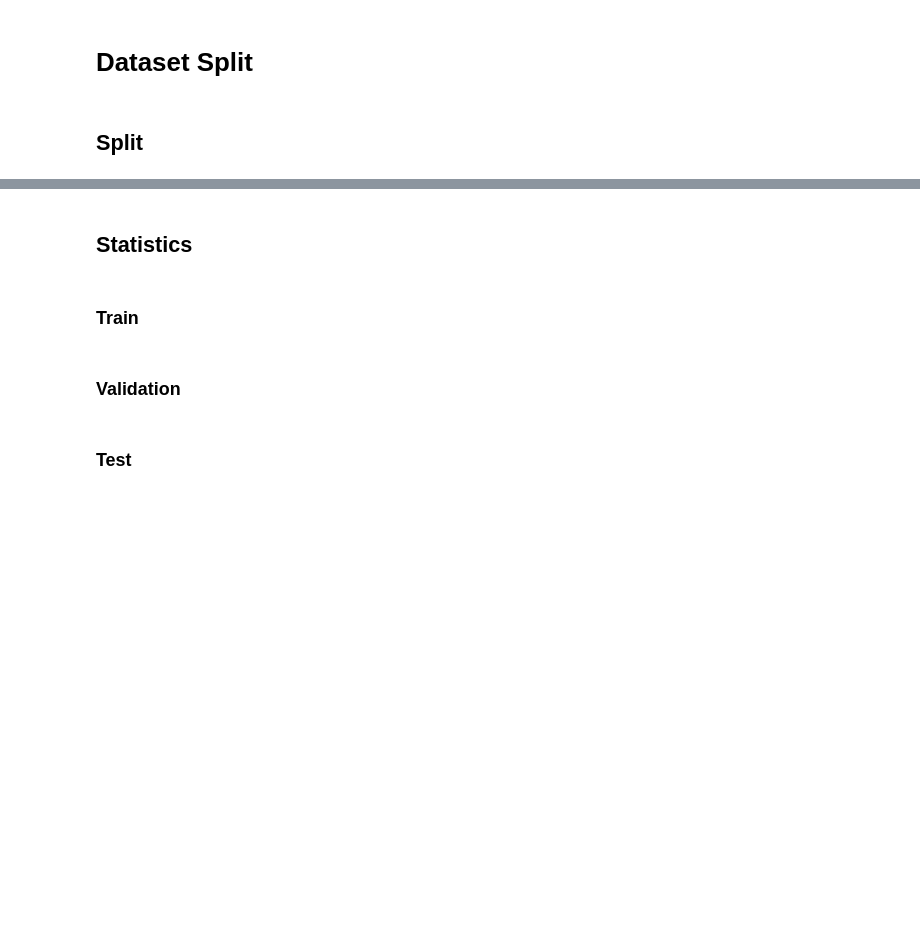
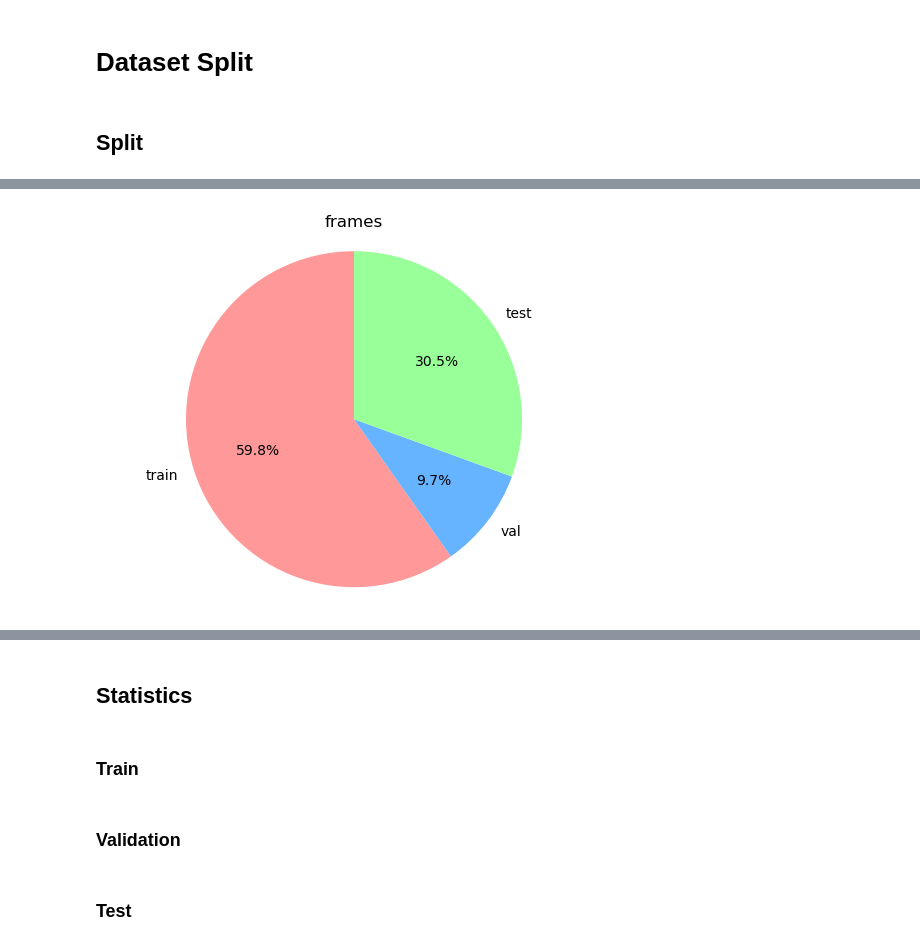
Before and after one commit to fkcptlst/rgbt_dataset, a Jupyter notebook: dataset_analysis.ipynb, the cells around one changed output, grey strips where cells are left out. Cells and saved outputs as stored; diff of their text form; code cells hidden in the pictures; blank space fills up the shorter version.

```diff
--- a/dataset_analysis.ipynb
+++ b/dataset_analysis.ipynb
@@ -335,0 +383,93 @@ print(current_node)
+# %%
+max_solution_cnt = 100
+result_queue = PriorityQueue()
+
+iter_cnt = 0
+# A search
+while not priority_queue.empty():
+    iter_cnt += 1
+    if iter_cnt % 1000 == 0:
+        print(f'iter_cnt: {iter_cnt}, result_queue: {result_queue.qsize()}')
+
+    current_node = priority_queue.get()[1]
+    current_split_list = current_node[0]  # ['train'|'val'|'test', ...]
+    current_node_train_frames, current_node_val_frames, current_node_test_frames = current_node[
+        1]
+    current_node_train_category_count, current_node_val_category_count, current_node_test_category_count = current_node[
+        2]
+    current_node_train_altitude_count, current_node_val_altitude_count, current_node_test_altitude_count = current_node[
+        3]
+
+    # if current node is the last one, break
+    if len(current_node[0]) == len(sorted_sequences_idx_list):
+        result_queue.put((heuristic(current_node, tolerance, (train_frames_tg, train_category_count_tg, train_altitude_count_tg),
+                                    (val_frames_tg, val_category_count_tg, val_altitude_count_tg),
+                                    (test_frames_tg, test_category_count_tg, test_altitude_count_tg)), current_node))
+        continue
+
+    # if current node is not the last one, add next node to priority queue
+    next_node_idx = len(current_node[0])
+
+    next_node1 = (current_split_list + ['val'],
+                 (current_node_train_frames, current_node_val_frames + frames_len_list[next_node_idx],
+                  current_node_test_frames),
+                 (current_node_train_category_count,
+                  merge_dicts(current_node_val_category_count,
+                              sequence_info_dict_list[sorted_sequences_idx_list[next_node_idx]]['categories']),
+                  current_node_test_category_count),
+                 (current_node_train_altitude_count,
+                  merge_dicts(current_node_val_altitude_count,
+                              sequence_info_dict_list[sorted_sequences_idx_list[next_node_idx]]['altitude']),
+                  current_node_test_altitude_count))
+    h1 = heuristic(next_node1, tolerance, (train_frames_tg, train_category_count_tg, train_altitude_count_tg),
+                   (val_frames_tg, val_category_count_tg, val_altitude_count_tg),
+                   (test_frames_tg, test_category_count_tg, test_altitude_count_tg))
+    priority_queue.put((h1, next_node1))
+
+    next_node2 = (current_split_list + ['test'],
+                 (current_node_train_frames, current_node_val_frames,
+                  current_node_test_frames + frames_len_list[next_node_idx]),
+                 (current_node_train_category_count, current_node_val_category_count,
+                  merge_dicts(current_node_test_category_count, sequence_info_dict_list[sorted_sequences_idx_list[next_node_idx]]['categories'])),
+                 (current_node_train_altitude_count, current_node_val_altitude_count,
+                  merge_dicts(current_node_test_altitude_count, sequence_info_dict_list[sorted_sequences_idx_list[next_node_idx]]['altitude'])))
+    h2 = heuristic(next_node2, tolerance, (train_frames_tg, train_category_count_tg, train_altitude_count_tg),
+                     (val_frames_tg, val_category_count_tg, val_altitude_count_tg),
+                        (test_frames_tg, test_category_count_tg, test_altitude_count_tg))
+    priority_queue.put((h2, next_node2))
+
+    next_node3 = (current_split_list + ['train'],
+                 (current_node_train_frames + frames_len_list[next_node_idx], current_node_val_frames,
+                  current_node_test_frames),
+                 (merge_dicts(current_node_train_category_count, sequence_info_dict_list[sorted_sequences_idx_list[next_node_idx]]['categories']), current_node_val_category_count,
+                  current_node_test_category_count),
+                 (merge_dicts(current_node_train_altitude_count, sequence_info_dict_list[sorted_sequences_idx_list[next_node_idx]]['altitude']), current_node_val_altitude_count,
+                  current_node_test_altitude_count))
+    h3 = heuristic(next_node3, tolerance, (train_frames_tg, train_category_count_tg, train_altitude_count_tg),
+                        (val_frames_tg, val_category_count_tg, val_altitude_count_tg),
+                        (test_frames_tg, test_category_count_tg, test_altitude_count_tg))
+    priority_queue.put((h3, next_node3))
+
+    # print(f"h1: {h1}, h2: {h2}, h3: {h3}")
+    print(f'\r{len(current_split_list)} / 120')
+
+# get the last node
+last_node = priority_queue.get()[1]
+print(last_node)
+
+# print heuristic value
+print("result heuristic:",heuristic(last_node, tolerance, (train_frames_tg, train_category_count_tg, train_altitude_count_tg),
+                (val_frames_tg, val_category_count_tg, val_altitude_count_tg),
+                (test_frames_tg, test_category_count_tg, test_altitude_count_tg)))
+train_frames, val_frames, test_frames = last_node[1]
+train_category_count, val_category_count, test_category_count = last_node[2]
+train_altitude_count, val_altitude_count, test_altitude_count = last_node[3]
+
+draw_pie_chart({'train': train_frames, 'val': val_frames, 'test': test_frames}, 'frames')
+draw_pie_chart(train_category_count, 'train category')
+draw_pie_chart(val_category_count, 'val category')
+draw_pie_chart(test_category_count, 'test category')
+draw_pie_chart(train_altitude_count, 'train altitude')
+draw_pie_chart(val_altitude_count, 'val altitude')
+draw_pie_chart(test_altitude_count, 'test altitude')
+# %% [output]
@@ -335,0 +493 @@ print(current_node)
+[figure, added]
```
Also changed, not shown: parts of 26 cells of this notebook, 1 other file.
